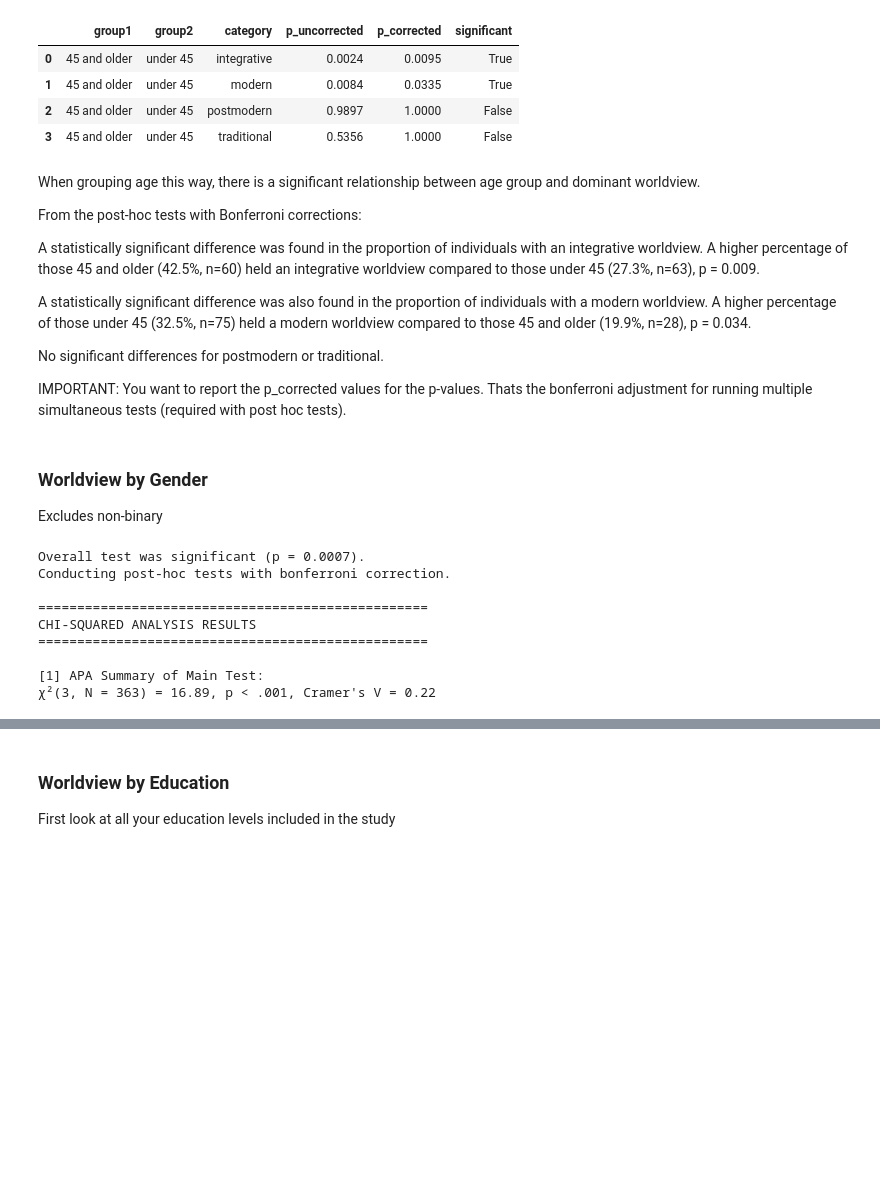
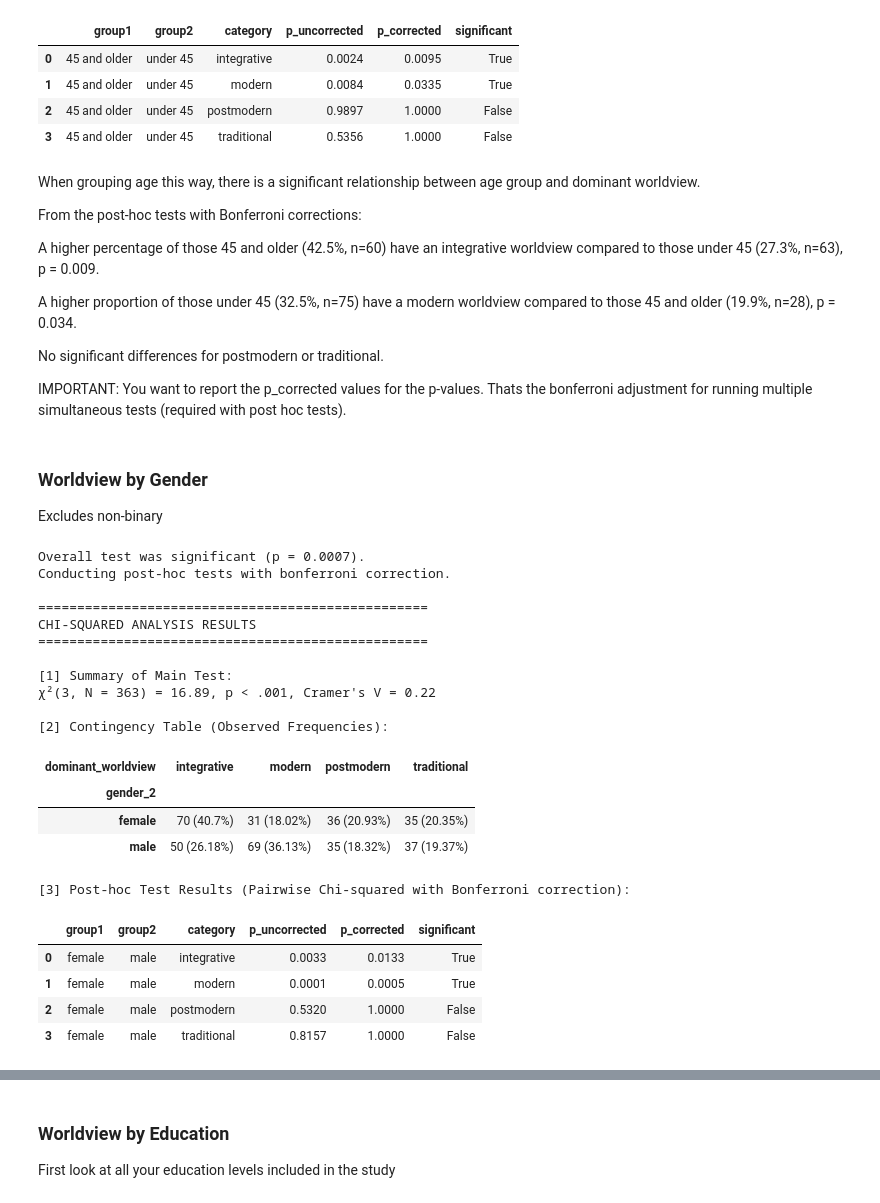
Before and after one commit to ReneeErnst/worldview-study, a Jupyter notebook: notebooks/analysis.ipynb, the cells around one changed output, grey strips where cells are left out. Cells and saved outputs as stored; diff of their text form; code cells hidden in the pictures; blank space fills up the shorter version.

```diff
--- a/notebooks/analysis.ipynb
+++ b/notebooks/analysis.ipynb
@@ -754,9 +754,9 @@ When grouping age  this way, there is a significant relationship between age gro
 
 From the post-hoc tests with Bonferroni corrections:
 
-A statistically significant difference was found in the proportion of individuals with an integrative worldview. A higher percentage of those 45 and older (42.5%, n=60) held an integrative worldview compared to those under 45 (27.3%, n=63), p = 0.009.
+A higher percentage of those 45 and older (42.5%, n=60) have an integrative worldview compared to those under 45 (27.3%, n=63), p = 0.009.
 
-A statistically significant difference was also found in the proportion of individuals with a modern worldview. A higher percentage of those under 45 (32.5%, n=75) held a modern worldview compared to those 45 and older (19.9%, n=28), p = 0.034.
+A higher proportion of those under 45 (32.5%, n=75) have a modern worldview compared to those 45 and older (19.9%, n=28), p = 0.034.
 
 No significant differences for postmodern or traditional.
 
@@ -767,24 +767,43 @@ Excludes non-binary
 # %%
 analysis_results = analysis.run_chi2_analysis(
     df=df_worldview,
     x="gender_2",
     y="dominant_worldview",
 )
 
 print("\n" + "=" * 50)
 print("CHI-SQUARED ANALYSIS RESULTS")
 print("=" * 50)
 
-print("\n[1] APA Summary of Main Test:")
+print("\n[1] Summary of Main Test:")
 print(analysis_results["apa_summary"])
+
+print("\n[2] Contingency Table (Observed Frequencies):")
+display(analysis_results["contingency_table"])
+
+if analysis_results["posthoc_results"] is not None:
+    print("\n[3] Post-hoc Test Results (Pairwise Chi-squared with Bonferroni correction):")
+    display(analysis_results["posthoc_results"])
 # %% [output]
 Overall test was significant (p = 0.0007).
 Conducting post-hoc tests with bonferroni correction.
 
 ==================================================
 CHI-SQUARED ANALYSIS RESULTS
 ==================================================
 
-[1] APA Summary of Main Test:
+[1] Summary of Main Test:
 χ²(3, N = 363) = 16.89, p < .001, Cramer's V = 0.22
+
+[2] Contingency Table (Observed Frequencies):
+| dominant_worldview | integrative | modern | postmodern | traditional |
+| gender_2 |  |  |  |  |
+| female | 70 (40.7%) | 31 (18.02%) | 36 (20.93%) | 35 (20.35%) |
+| male | 50 (26.18%) | 69 (36.13%) | 35 (18.32%) | 37 (19.37%) |
+[3] Post-hoc Test Results (Pairwise Chi-squared with Bonferroni correction):
+|  | group1 | group2 | category | p_uncorrected | p_corrected | significant |
+| 0 | female | male | integrative | 0.0033 | 0.0133 | True |
+| 1 | female | male | modern | 0.0001 | 0.0005 | True |
+| 2 | female | male | postmodern | 0.5320 | 1.0000 | False |
+| 3 | female | male | traditional | 0.8157 | 1.0000 | False |
 # %% [markdown]
```
Also changed, not shown: parts of 6 cells of this notebook, 1 other file.
